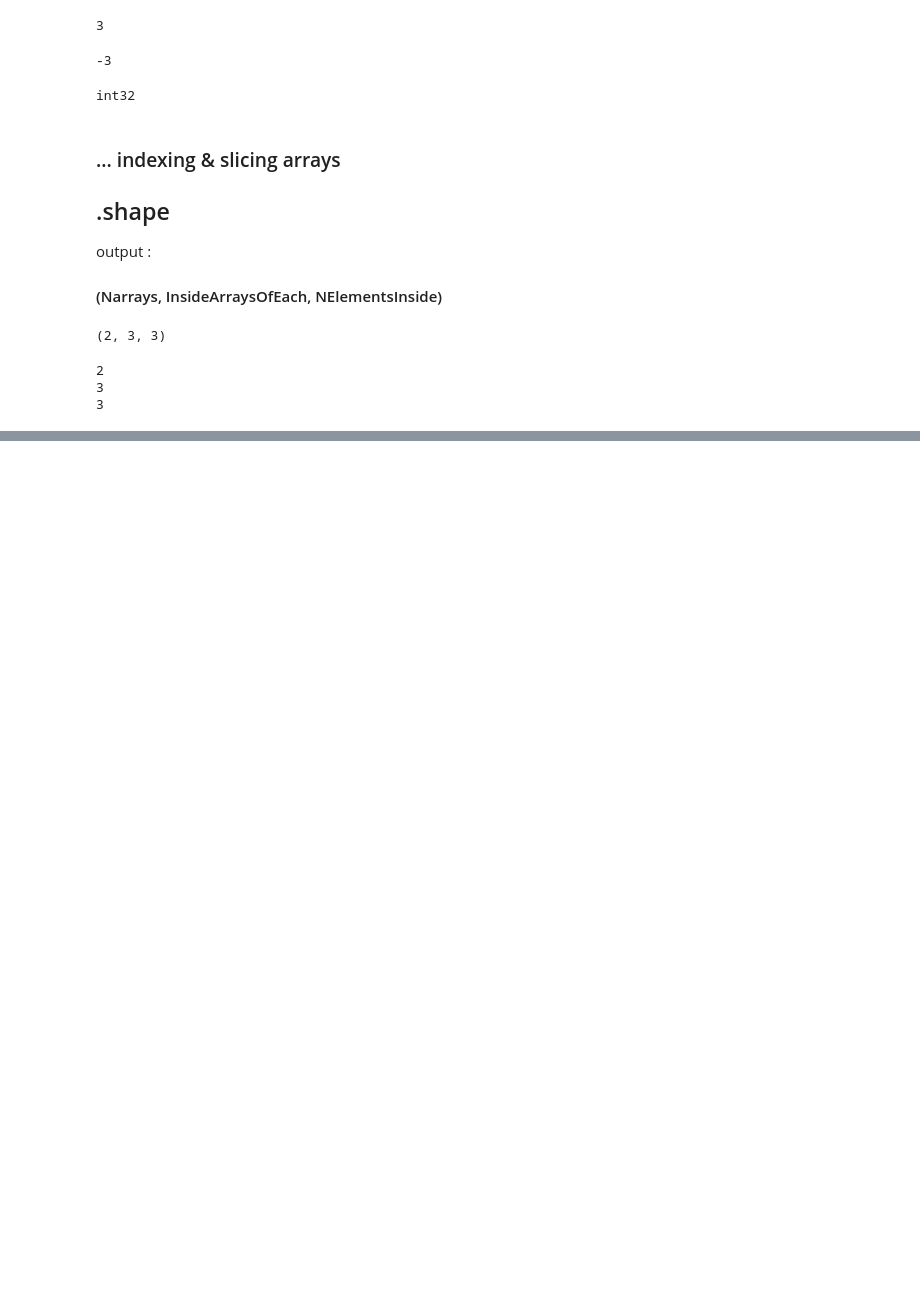
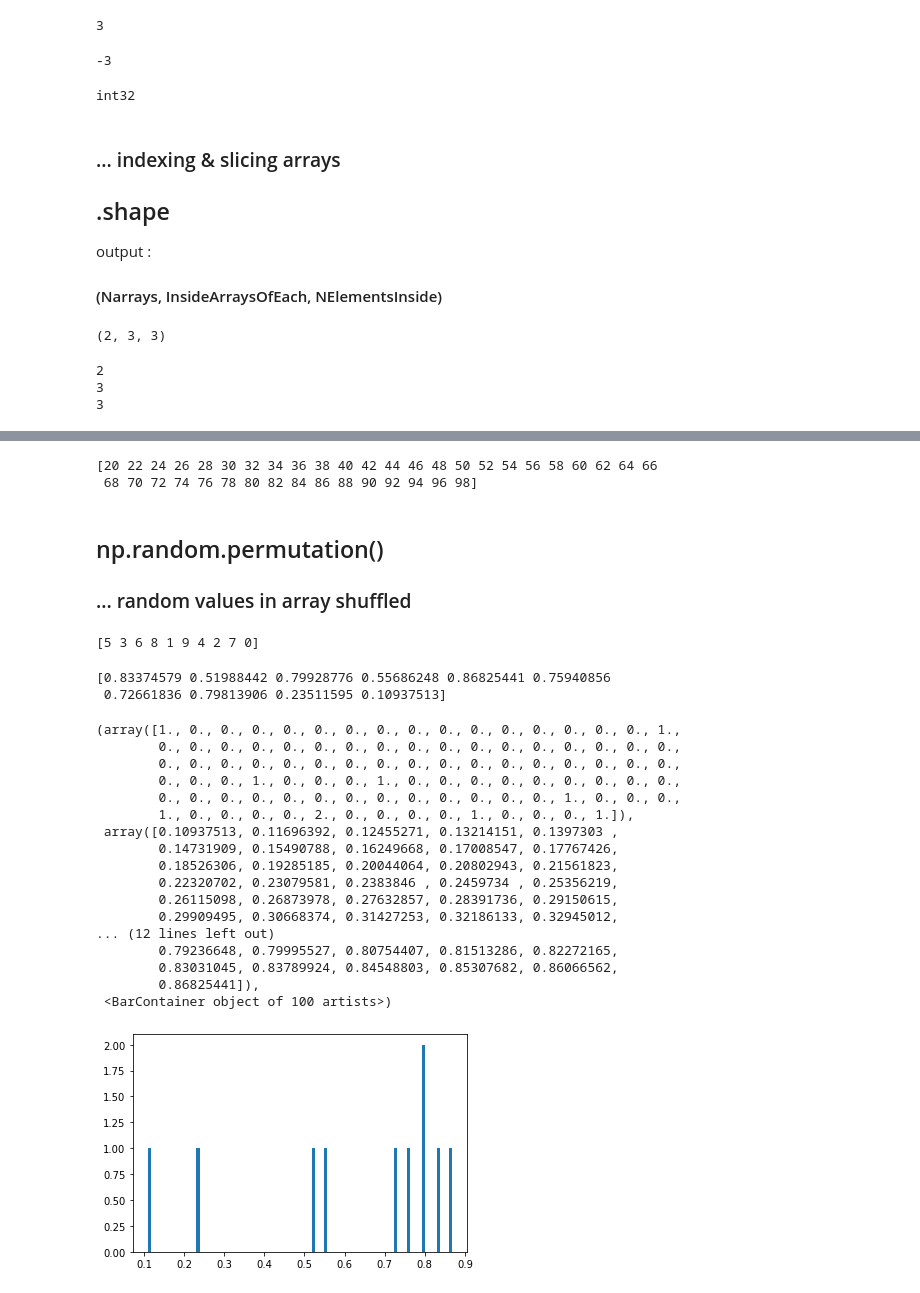
Before and after one commit to ortizfram/dataEngenieerFreeCodeCamp, a Jupyter notebook: MasteringPythonZeroToHero_part2.ipynb, the cells around one changed output, grey strips where cells are left out. Cells and saved outputs as stored; diff of their text form; code cells hidden in the pictures; blank space fills up the shorter version.

Commit message:
Add files via upload
reshape(), matrix, 3 dimentional arrays

```diff
--- a/MasteringPythonZeroToHero_part2.ipynb
+++ b/MasteringPythonZeroToHero_part2.ipynb
@@ -427,0 +407,50 @@ print(A)
+# %%
+import numpy as np
+"""creates arrange from 20 till 100-1, with step 2",
+similar to :""" #for i in range(20,100,2)
+""""""
+
+A = np.arange(20,100,2)
+print(A)
+# %% [output]
+[20 22 24 26 28 30 32 34 36 38 40 42 44 46 48 50 52 54 56 58 60 62 64 66
+ 68 70 72 74 76 78 80 82 84 86 88 90 92 94 96 98]
+# %% [markdown]
+## np.random.permutation()
+### ... random values in array shuffled
+# %%
+"""np.random creates random values, permutation re-shuffles
+them, and (np.arange(10)creates arrange from 0 to 9)"""
+A = np.random.permutation(np.arange(10))
+print(A)
+# %% [output]
+[5 3 6 8 1 9 4 2 7 0]
+# %%
+import numpy as np
+A = np.random.rand(10)
+print(A)
+# %% [output]
+[0.83374579 0.51988442 0.79928776 0.55686248 0.86825441 0.75940856
+ 0.72661836 0.79813906 0.23511595 0.10937513]
+# %%
+import matplotlib.pyplot as plt
+plt.hist(A,bins=100)
+# %% [output]
+(array([1., 0., 0., 0., 0., 0., 0., 0., 0., 0., 0., 0., 0., 0., 0., 0., 1.,
+        0., 0., 0., 0., 0., 0., 0., 0., 0., 0., 0., 0., 0., 0., 0., 0., 0.,
+        0., 0., 0., 0., 0., 0., 0., 0., 0., 0., 0., 0., 0., 0., 0., 0., 0.,
+        0., 0., 0., 1., 0., 0., 0., 1., 0., 0., 0., 0., 0., 0., 0., 0., 0.,
+        0., 0., 0., 0., 0., 0., 0., 0., 0., 0., 0., 0., 0., 1., 0., 0., 0.,
+        1., 0., 0., 0., 0., 2., 0., 0., 0., 0., 1., 0., 0., 0., 1.]),
+ array([0.10937513, 0.11696392, 0.12455271, 0.13214151, 0.1397303 ,
+        0.14731909, 0.15490788, 0.16249668, 0.17008547, 0.17767426,
+        0.18526306, 0.19285185, 0.20044064, 0.20802943, 0.21561823,
+        0.22320702, 0.23079581, 0.2383846 , 0.2459734 , 0.25356219,
+        0.26115098, 0.26873978, 0.27632857, 0.28391736, 0.29150615,
+        0.29909495, 0.30668374, 0.31427253, 0.32186133, 0.32945012,
+... (12 lines left out)
+        0.79236648, 0.79995527, 0.80754407, 0.81513286, 0.82272165,
+        0.83031045, 0.83789924, 0.84548803, 0.85307682, 0.86066562,
+        0.86825441]),
+ <BarContainer object of 100 artists>)
+[figure, added]
```
Also changed, not shown: parts of 16 cells of this notebook.
